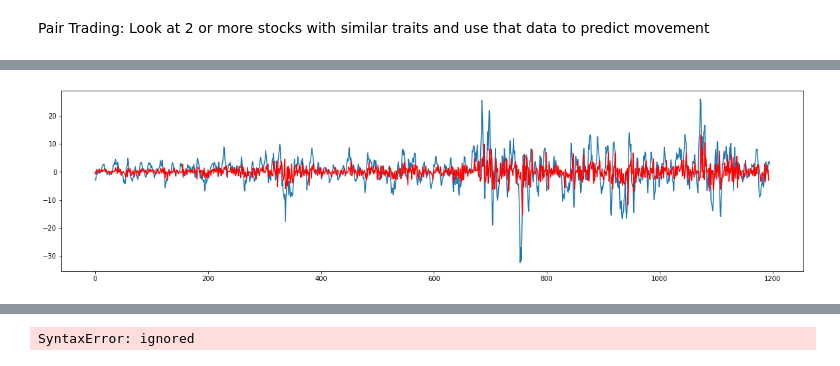
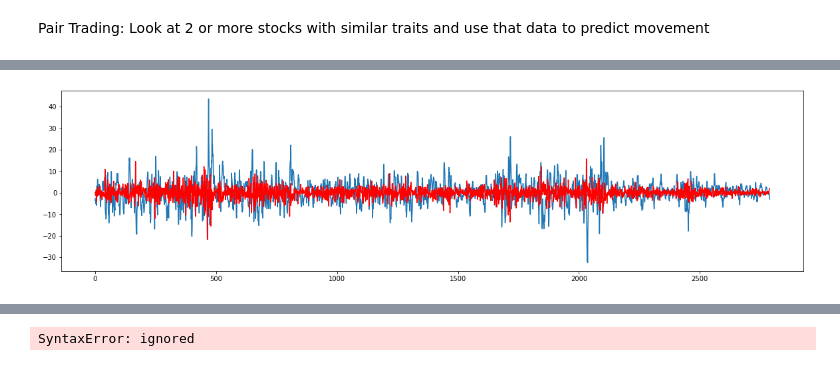
Before and after one commit to ANUNAYBAGGA/Stock-Reserch, a Jupyter notebook: StocksAI.ipynb, the cells around one changed output, grey strips where cells are left out. Drawn from its saved outputs; the diff is of its cells as text; code cells hidden in the pictures.

```diff
--- a/StocksAI.ipynb
+++ b/StocksAI.ipynb
@@ -47,8 +162,8 @@ Momentum Based Trading System.
 Choose the top and bottom performers and then long and short them respectively.
 # %%
 #Momentum Trading
-days = 690
-shift_returns(5)
+days = 365
+
 print(db['ONGC'].head(10))
 table = []
 for i in range(days):
@@ -103,7 +218,7 @@ Dropping stocks, Top stocks to short are :  ['LT', 'ULTRACEMCO', 'NTPC']
 Pair Trading: Look at 2 or more stocks with similar traits and use that data to predict movement
 # %%
 #Pair Trading using Cosine Similarity
-days = 690
+days = 365
 table = []
 i_count = 0
 j_count = 0
@@ -229,35 +331,57 @@ plt.show()
 # %%
 #Auto Regressive Integrated Moving Average (ARIMA) evaluation for ONGC forecasting
+
 from collections import deque
+from scipy import spatial
+for stock in ["ONGC","NESTLEIND","HDFC"]:
+  print(stock , " ********************************")
+  train_data = db[stock][int(len(db[stock]) * 0.3) :]
+  test_data = db[stock][0:int(len(db[stock]) * 0.3)]
 
-test_data = db['ONGC'][int(len(db['ONGC']) * 0.7) : ].iloc[::-1]
-train_data = db['ONGC'][0:int(len(db['ONGC']) * 0.7)].iloc[::-1]
+  test_y = test_data['adjusted_close'].values
+  test_data_return = train_data['return'].values
+  test_data_close = train_data['adjusted_close'].values
 
-test_y = train_data['adjusted_close'].values
-test_data_return = test_data['return'].values
-test_data_close = test_data['adjusted_close'].values
-print(test_data['adjusted_close'])
 
-model = ARIMA(test_data_close, order = (5,2,2))
-results_AR = model.fit()
-plt.figure(figsize=(20,5))
-plt.plot(test_data_return)
-plt.plot(-1 * results_AR.fittedvalues, color='red')
-plt.show()
+  model = ARIMA(test_data_close, order = (5,2,2))
+  results_AR = model.fit()
 
-y_pred = results_AR.predict(start=1194,end = len(test_y)+1193)
-print(y_pred)
-y_pred = -1 * y_pred
-print(len(y_pred) , len(test_y))
+  plt.figure(figsize=(20,5))
+  plt.plot(test_data_return)
+  plt.plot( -1*results_AR.fittedvalues, color='red')
+  plt.show()
 
-test_y = deque([x for x in test_y])
+  result = 1 - spatial.distance.cosine(-1*results_AR.fittedvalues[:2000], test_data_return[:2000])
+  #print('Cosine similarity : ' , result)
 
-for i in range(5,len(test_y)):
-    y_pred[i] = y_pred[i] + test_y[i-5]
-plt.figure(figsize=(20,5))
-plt.plot(y_pred[::-20], label='Predictions')
-#plt.plot(test_y.flatten()[2:], label='actual')
-plt.plot(test_y1[::-20])
-plt.legend()
-plt.show()
+  y_pred = results_AR.predict(start=len(test_data_close)-2,end = len(test_y)+len(test_data_close)-3)
+  y_pred =  y_pred
+  test_y = [x for x in test_y]
+  tmp_test = test_y[:5]
+  for i in range(5,len(test_y)):
+      y_pred[i] = y_pred[i] + test_y[i-4]
+
+
+  plt.figure(figsize=(20,5))
+  plt.plot(y_pred[::-20], label='Predictions')
+  #plt.plot(test_y.flatten()[2:], label='actual')
+  plt.plot(test_y[::-20])
+  plt.legend()
+  plt.show()
+
+
+  result = 1 - spatial.distance.cosine(test_y, y_pred)
+  print('Cosine similarity : ' , result)
+
+  recent = db[stock]['adjusted_close'][:9].values
+  all = db[stock]['adjusted_close'].values
+  #print(recent)
+  model_now = ARIMA(all, order = (5,2,2))
+  model_fit_now = model_now.fit()
+  results_now = model_fit_now.predict(start=len(all)-2,end = 5+len(all)-3)
+  print("last days close = " , recent)
+  print("predicted prices for next 5 days are : ")
+  #print(results_now,len(results_now))
+  for i in range(5):
+    print(results_now[i] + db[stock]['adjusted_close'][4-i])
 # %% [output]
@@ -276 +389 @@ Name: adjusted_close, Length: 1196, dtype: float64
-[figure, old version]
+[figure, new version]
```
Also changed, not shown: parts of 17 cells of this notebook.
